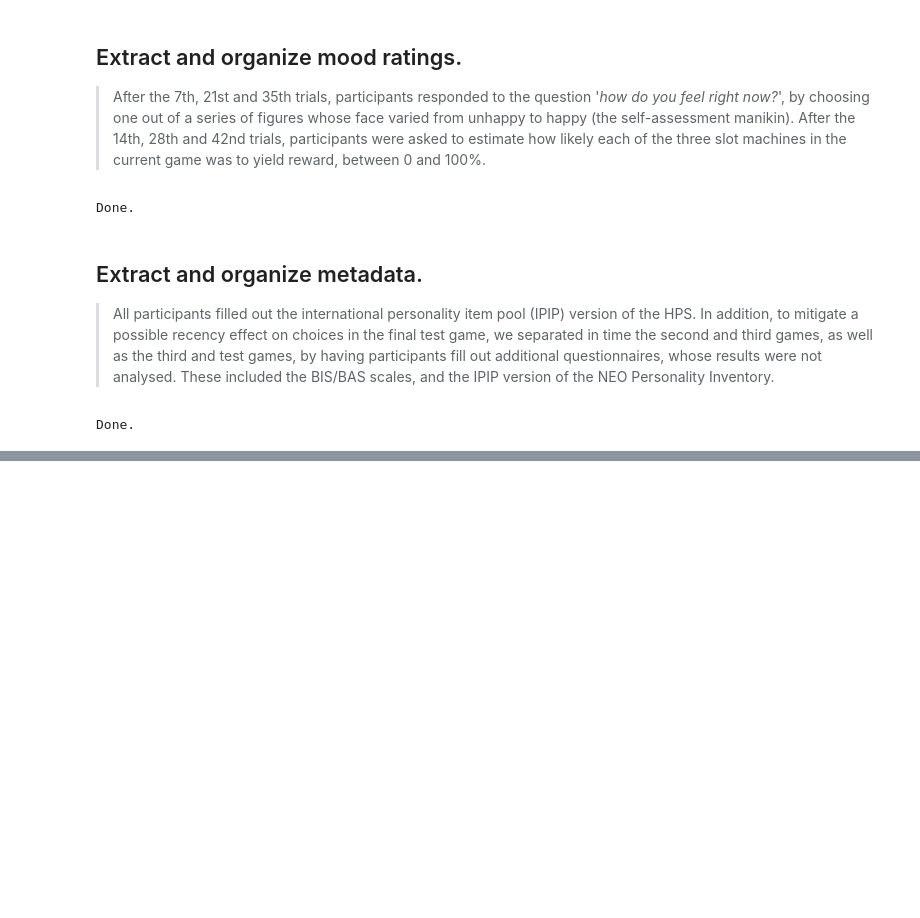
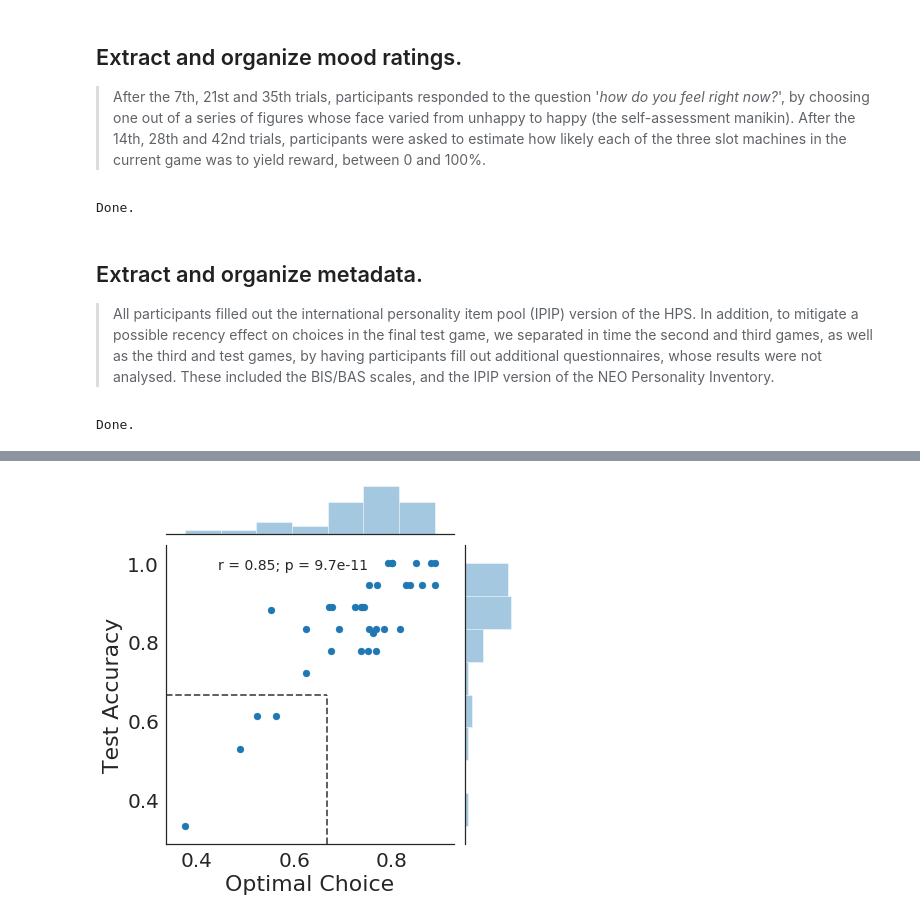
Before and after one commit to szorowi1/pni-rotations, a Jupyter notebook: preprocessing.ipynb, the cells around one changed output, grey strips where cells are left out. Drawn from its saved outputs; the diff is of its cells as text; code cells hidden in the pictures; blank space fills up the shorter version.

```diff
--- a/preprocessing.ipynb
+++ b/preprocessing.ipynb
@@ -297,0 +301,87 @@ Done.
+# %%
+import numpy as np
+import matplotlib.pyplot as plt
+import seaborn as sns
+from pandas import read_csv
+from scipy.stats import binom
+sns.set_style('white')
+sns.set_context('notebook', font_scale=2)
+%matplotlib inline
+
+#~~~~~~~~~~~~~~~~~~~~~~~~~~~~~~~~~~~~~~~~~~#
+### Define parameters.
+#~~~~~~~~~~~~~~~~~~~~~~~~~~~~~~~~~~~~~~~~~~#
+
+## Rejection parameters.
+n_test_trials = 18
+chance = 0.50
+alpha = 0.1
+
+#~~~~~~~~~~~~~~~~~~~~~~~~~~~~~~~~~~~~~~~~~~#
+### Load and prepare data.
+#~~~~~~~~~~~~~~~~~~~~~~~~~~~~~~~~~~~~~~~~~~#
+
+## Load data.
+data = read_csv('data/moodRL_data_all.csv')
+metadata = read_csv('data/moodRL_metadata_all.csv')
+ratings = read_csv('data/moodRL_ratings_all.csv')
+
+## Optimal choices.
+ix = np.logical_and(data.Block<4, data.Choice.notnull())
+optimal_choice = data[ix].copy()
+optimal_choice['Optimal'] = np.equal(optimal_choice['Choice'],
+                                     optimal_choice[['M1','M2']].max(axis=1))
+optimal_choice = optimal_choice.groupby('Datetime').Optimal.mean().reset_index()
+
+## Discrimination check.
+ix = np.logical_and(data.Block==4, data.Choice.notnull())
+discrimination = data[ix].copy()
+discrimination[['M1','M2','Choice']] = np.where(discrimination[['M1','M2','Choice']] % 3,
+                                                discrimination[['M1','M2','Choice']] % 3, 3)
+discrimination = discrimination[~np.equal(discrimination['M1'],discrimination['M2'])]
+discrimination['Optimal'] = np.equal(discrimination['Choice'],
+                                     discrimination[['M1','M2']].max(axis=1))
+discrimination = discrimination.groupby('Datetime').Optimal.mean().reset_index()
+
+## Merge.
+gb = optimal_choice.merge(discrimination, on='Datetime')
+
+#~~~~~~~~~~~~~~~~~~~~~~~~~~~~~~~~~~~~~~~~~~#
+### Exclude participants.
+#~~~~~~~~~~~~~~~~~~~~~~~~~~~~~~~~~~~~~~~~~~#
+
+## Define rejection level.
+reject_level = binom.ppf(1-alpha, n_test_trials, chance) / n_test_trials
+
+## Identify participants beneath threshold.
+reject_id = gb.loc[gb.Optimal_y < reject_level, 'Datetime']
+
+## Exclude participants and save.
+data = data[~np.in1d(data.Datetime, reject_id)]
+data.to_csv('data/moodRL_data.csv', index=False)
+
+metadata = metadata[~np.in1d(metadata.Datetime, reject_id)]
+metadata.to_csv('data/moodRL_metadata.csv', index=False)
+
+ratings = ratings[~np.in1d(ratings.Datetime, reject_id)]
+ratings.to_csv('data/moodRL_ratings.csv', index=False)
+
+#~~~~~~~~~~~~~~~~~~~~~~~~~~~~~~~~~~~~~~~~~~#
+### Plotting.
+#~~~~~~~~~~~~~~~~~~~~~~~~~~~~~~~~~~~~~~~~~~#
+
+## Plot.
+g = sns.jointplot('Optimal_x', 'Optimal_y', data=gb,  annot_kws=dict(stat="r", fontsize=14),
+                  marginal_kws=dict(hist_kws=dict(edgecolor='w', linewidth=1)))
+g.set_axis_labels(xlabel='Optimal Choice', ylabel='Test Accuracy')
+
+## Plot rejection levels.
+xmin, xmax = g.fig.axes[0].get_xlim()
+ymin, ymax = g.fig.axes[0].get_ylim()
+g.fig.axes[0].hlines(reject_level, xmin, reject_level, linestyle='--', alpha=0.7)
+g.fig.axes[0].vlines(reject_level, ymin, reject_level, linestyle='--', alpha=0.7)
+g.fig.axes[0].set(xlim=(xmin,xmax), ylim=(ymin,ymax))
+
+plt.tight_layout()
+# %% [output]
+[figure, added]
```
Also changed, not shown: parts of 4 cells of this notebook, 4 other files.
